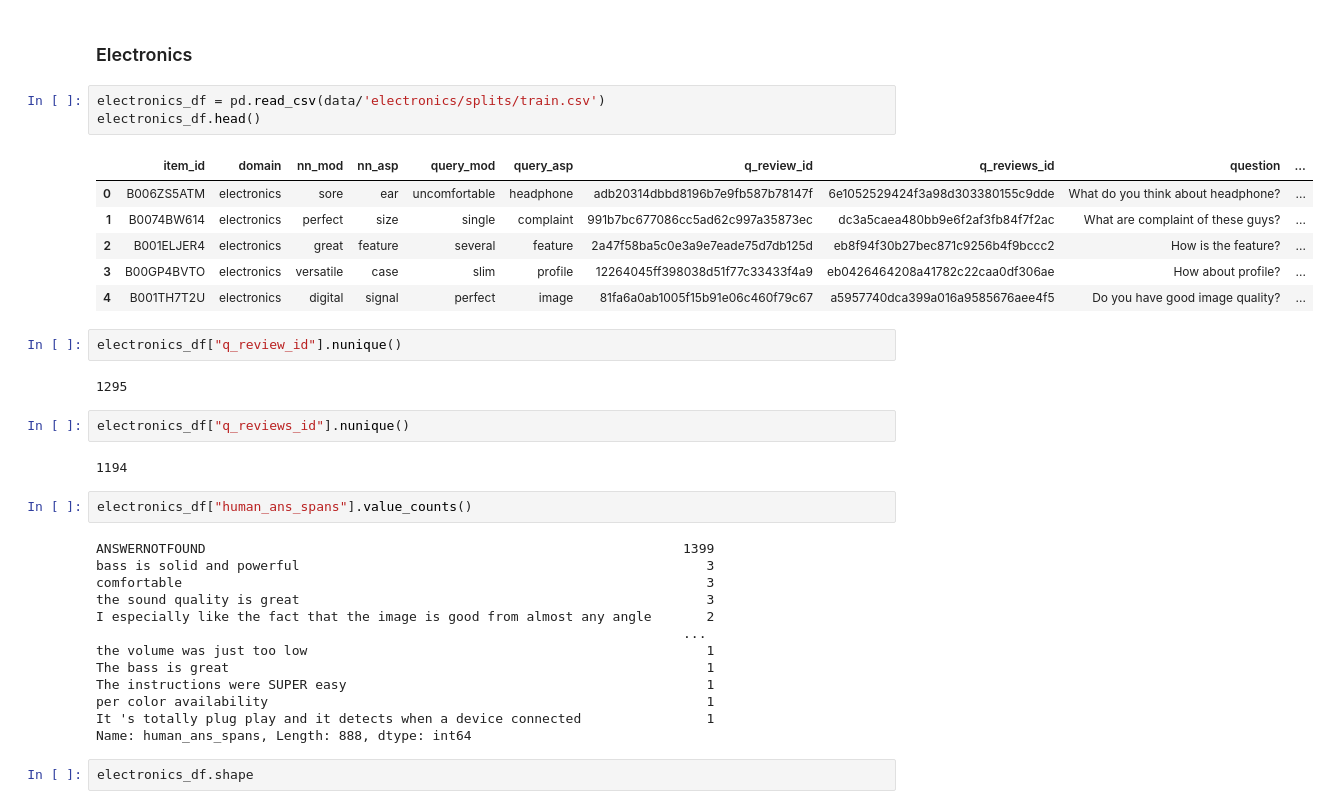
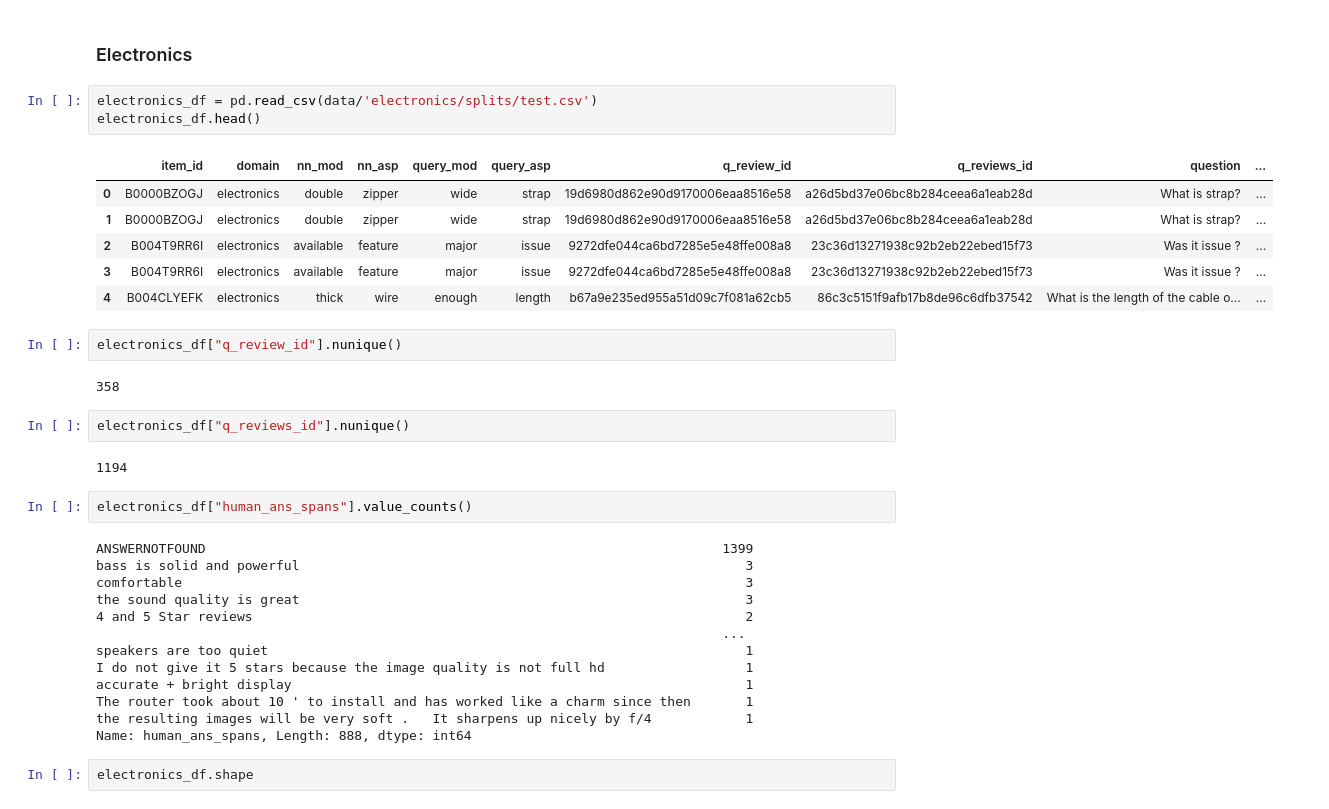
Before and after one commit to lewtun/transformerlab, a Jupyter notebook: experiments.haystack-subjqa.ipynb, the cells around one changed output. Cells and saved outputs as stored; diff of their text form.

```diff
--- a/experiments.haystack-subjqa.ipynb
+++ b/experiments.haystack-subjqa.ipynb
@@ -33,19 +33,19 @@ books  electronics  grocery  movies  restaurants  tripadvisor
 # %% [markdown]
 ### Electronics
 # %%
-electronics_df = pd.read_csv(data/'electronics/splits/train.csv')
+electronics_df = pd.read_csv(data/'electronics/splits/test.csv')
 electronics_df.head()
 # %% [output]
 |  | item_id | domain | nn_mod | nn_asp | query_mod | query_asp | q_review_id | q_reviews_id | question | ... |
-| 0 | B006ZS5ATM | electronics | sore | ear | uncomfortable | headphone | adb20314dbbd8196b7e9fb587b78147f | 6e1052529424f3a98d303380155c9dde | What do you think about headphone? | ... |
-| 1 | B0074BW614 | electronics | perfect | size | single | complaint | 991b7bc677086cc5ad62c997a35873ec | dc3a5caea480bb9e6f2af3fb84f7f2ac | What are complaint of these guys? | ... |
-| 2 | B001ELJER4 | electronics | great | feature | several | feature | 2a47f58ba5c0e3a9e7eade75d7db125d | eb8f94f30b27bec871c9256b4f9bccc2 | How is the feature? | ... |
-| 3 | B00GP4BVTO | electronics | versatile | case | slim | profile | 12264045ff398038d51f77c33433f4a9 | eb0426464208a41782c22caa0df306ae | How about profile? | ... |
-| 4 | B001TH7T2U | electronics | digital | signal | perfect | image | 81fa6a0ab1005f15b91e06c460f79c67 | a5957740dca399a016a9585676aee4f5 | Do you have good image quality? | ... |
+| 0 | B0000BZOGJ | electronics | double | zipper | wide | strap | 19d6980d862e90d9170006eaa8516e58 | a26d5bd37e06bc8b284ceea6a1eab28d | What is strap? | ... |
+| 1 | B0000BZOGJ | electronics | double | zipper | wide | strap | 19d6980d862e90d9170006eaa8516e58 | a26d5bd37e06bc8b284ceea6a1eab28d | What is strap? | ... |
+| 2 | B004T9RR6I | electronics | available | feature | major | issue | 9272dfe044ca6bd7285e5e48ffe008a8 | 23c36d13271938c92b2eb22ebed15f73 | Was it issue ? | ... |
+| 3 | B004T9RR6I | electronics | available | feature | major | issue | 9272dfe044ca6bd7285e5e48ffe008a8 | 23c36d13271938c92b2eb22ebed15f73 | Was it issue ? | ... |
+| 4 | B004CLYEFK | electronics | thick | wire | enough | length | b67a9e235ed955a51d09c7f081a62cb5 | 86c3c5151f9afb17b8de96c6dfb37542 | What is the length of the cable o... | ... |
 # %%
 electronics_df["q_review_id"].nunique()
 # %% [output]
-1295
+358
 # %%
 electronics_df["q_reviews_id"].nunique()
 # %% [output]
@@ -53,17 +53,17 @@ electronics_df["q_reviews_id"].nunique()
 # %%
 electronics_df["human_ans_spans"].value_counts()
 # %% [output]
-ANSWERNOTFOUND                                                             1399
-bass is solid and powerful                                                    3
-comfortable                                                                   3
-the sound quality is great                                                    3
-I especially like the fact that the image is good from almost any angle       2
-                                                                           ...
-the volume was just too low                                                   1
-The bass is great                                                             1
-The instructions were SUPER easy                                              1
-per color availability                                                        1
-It 's totally plug play and it detects when a device connected                1
+ANSWERNOTFOUND                                                                  1399
+bass is solid and powerful                                                         3
+comfortable                                                                        3
+the sound quality is great                                                         3
+4 and 5 Star reviews                                                               2
+                                                                                ...
+speakers are too quiet                                                             1
+I do not give it 5 stars because the image quality is not full hd                  1
+accurate + bright display                                                          1
+The router took about 10 ' to install and has worked like a charm since then       1
+the resulting images will be very soft .   It sharpens up nicely by f/4            1
 Name: human_ans_spans, Length: 888, dtype: int64
 # %%
 electronics_df.shape
```
Also changed, not shown: parts of 47 cells of this notebook.
